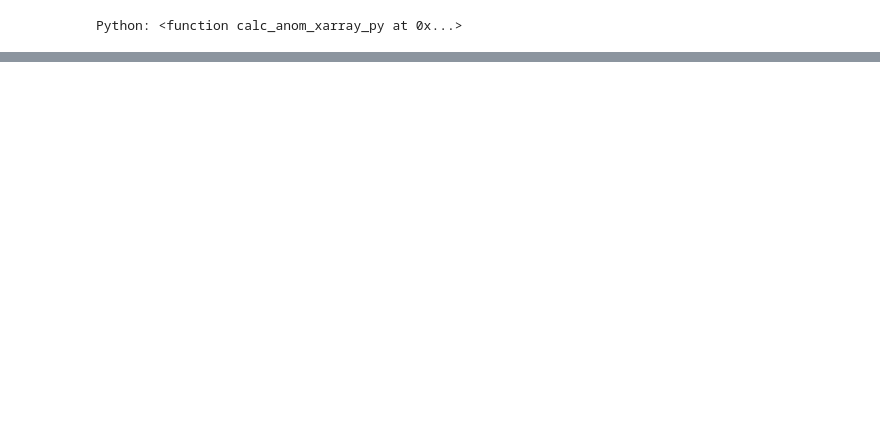
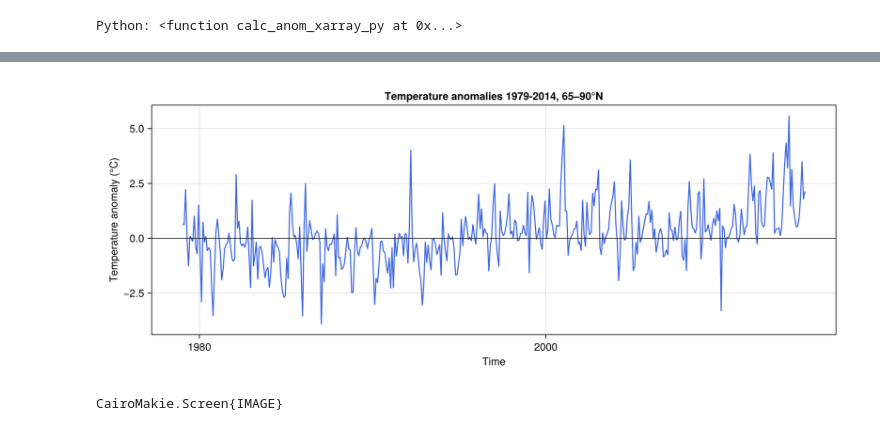
Before and after one commit to TimMauch/Julia-CMIP, a Jupyter notebook: climate_stripes.ipynb, the cells around one changed output, grey strips where cells are left out. Saved outputs shown, nothing was run; the diff lists cells and outputs as text; code cells hidden in the pictures; blank space fills up the shorter version.

```diff
--- a/climate_stripes.ipynb
+++ b/climate_stripes.ipynb
@@ -335,0 +429,27 @@ Max absolute difference (Xarray vs Julia): 0.0
+# %%
+# Plot temperature curve of arctiv region
+# Select 65-90°N and average over lon (X) and lat (Y)
+tas_65_90N = dropdims(mean(tas_anom[Y(65 .. 90)], dims=(X, Y)), dims=(X, Y))
+time_axis = lookup(tas_65_90N, Ti) # Extract time steps
+
+time_data = collect(time_axis) # Extract a standard Vector{DateTime} from the Raster data
+temp_data = collect(tas_65_90N) # Convert to standard Vector{Float32} from the Raster data
+
+tick_positions = collect(DateTime(1980, 1, 1):Year(5):DateTime(2015, 1, 1))
+
+fig_line = Figure(size = (1000, 400))
+ax = Axis(
+    fig_line[1, 1],
+    xlabel = "Time",
+    ylabel = "Temperature anomaly (°C)",
+    title = "Temperature anomalies 1979-2014, 65–90°N",
+    )
+
+# Plot DateTimes directly on the X-axis
+lines!(ax, time_data, temp_data, color = :royalblue, linewidth = 1.5)
+hlines!(ax, [0.0], color = :black, linewidth = 0.8)
+
+display(fig_line)
+# %% [output]
+[figure, added]
+CairoMakie.Screen{IMAGE}
```
Also changed, not shown: parts of 19 cells of this notebook, 1 other file.
